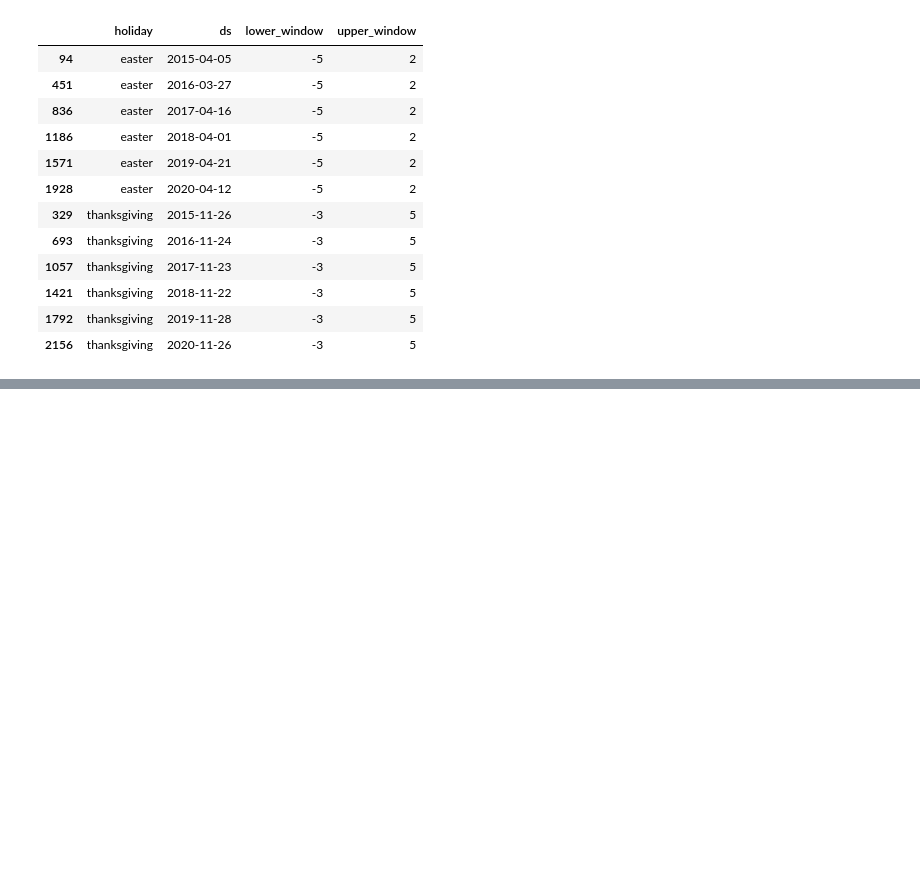
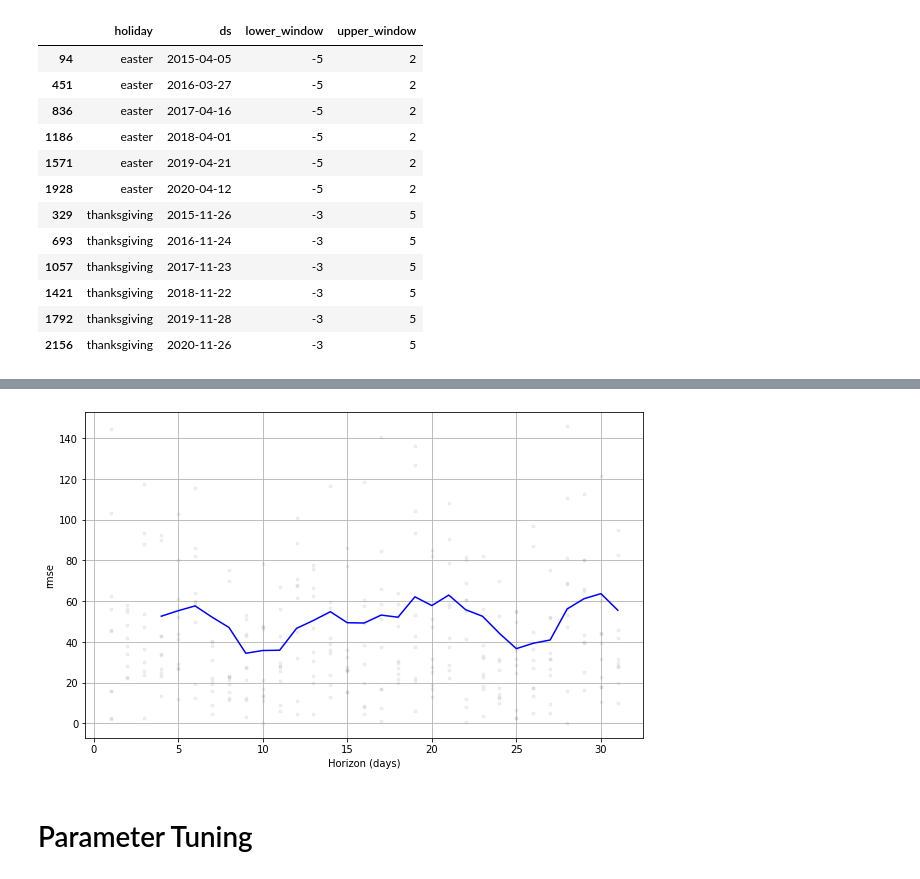
Before and after one commit to ultragorira/AI_and_ML, a Jupyter notebook: TimeSeries/ZTM_TimeSeries/Facebook_Prophet.ipynb, the cells around one changed output, grey strips where cells are left out. Drawn from its saved outputs; the diff is of its cells as text; code cells hidden in the pictures; blank space fills up the shorter version.

Commit message:
Fit model, Cross val, Param Tunining with Grid

```diff
--- a/TimeSeries/ZTM_TimeSeries/Facebook_Prophet.ipynb
+++ b/TimeSeries/ZTM_TimeSeries/Facebook_Prophet.ipynb
@@ -81,0 +88,12 @@ df = df.drop(columns=["Easter", "Thanksgiving"])
+# %%
+model = Prophet(holidays=holidays,
+                seasonality_mode = "multiplicative",
+                seasonality_prior_scale = 10,
+                holidays_prior_scale = 10,
+                changepoint_prior_scale = 0.5)
+
+model.add_regressor("Christmas")
+model.add_regressor("Temperature")
+model.add_regressor("Marketing")
+
+model.fit(df)
@@ -81,0 +108,8 @@ df = df.drop(columns=["Easter", "Thanksgiving"])
+# %%
+df_cv = cross_validation(model,
+                         horizon = "31 days",
+                         period = "16 days",
+                         initial = "2012 days", #df.shape[0] - 180 (6 months)
+                         parallel = "processes")
+
+df_cv.head()
@@ -81,0 +148,6 @@ df = df.drop(columns=["Easter", "Thanksgiving"])
+# %%
+plot_cross_validation_metric(df_cv, metric = "rmse");
+# %% [output]
+[figure, added]
+# %% [markdown]
+# Parameter Tuning
```
Also changed, not shown: parts of 13 cells of this notebook.
